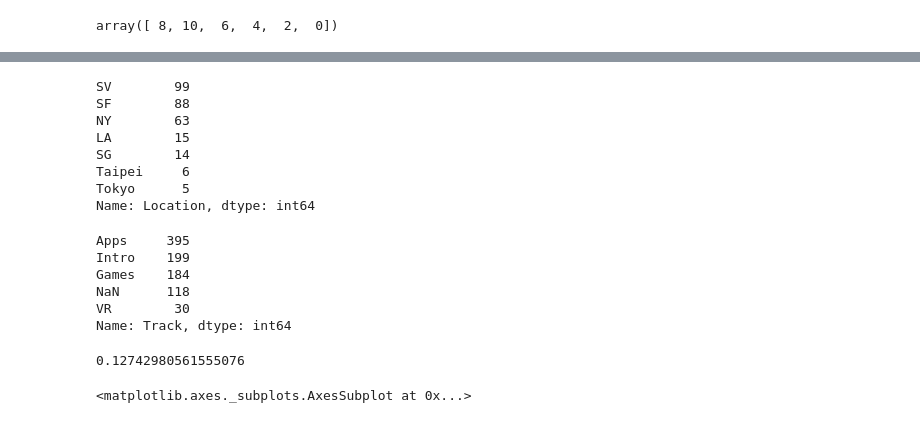
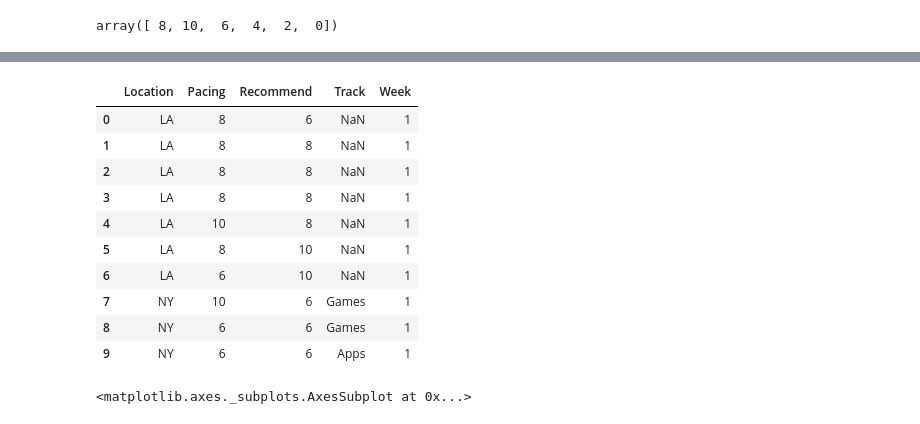
Before and after one commit to Sukhrobjon/DS-1.1, a Jupyter notebook: summer_academy_NPS/second_data_2016.ipynb, the cells around one changed output, grey strips where cells are left out. Saved outputs shown, nothing was run; the diff lists cells and outputs as text; code cells hidden in the pictures.

```diff
--- a/summer_academy_NPS/second_data_2016.ipynb
+++ b/summer_academy_NPS/second_data_2016.ipynb
@@ -338,12 +246,0 @@ Name: Pacing, dtype: int64
-# %%
-# df[(df['Location']) & (df['Pacing'] > 7)].value_counts().plot(kind='bar')
-df[df['Pacing'] >= 8]["Location"].value_counts()
-# %% [output]
-SV        99
-SF        88
-NY        63
-LA        15
-SG        14
-Taipei     6
-Tokyo      5
-Name: Location, dtype: int64
@@ -353,13 +246,0 @@ Name: Location, dtype: int64
-# %%
-(df["Track"]).value_counts(dropna=False)
-# %% [output]
-Apps     395
-Intro    199
-Games    184
-NaN      118
-VR        30
-Name: Track, dtype: int64
-# %%
-118/len(df['Track'])
-# %% [output]
-0.12742980561555076
@@ -368,3 +247,17 @@ Name: Track, dtype: int64
+# %%
+final_2016.head(10)
+# %% [output]
+|  | Location | Pacing | Recommend | Track | Week |
+| 0 | LA | 8 | 6 | NaN | 1 |
+| 1 | LA | 8 | 8 | NaN | 1 |
+| 2 | LA | 8 | 8 | NaN | 1 |
+| 3 | LA | 8 | 8 | NaN | 1 |
+| 4 | LA | 10 | 8 | NaN | 1 |
+| 5 | LA | 8 | 10 | NaN | 1 |
+| 6 | LA | 6 | 10 | NaN | 1 |
+| 7 | NY | 10 | 6 | Games | 1 |
+| 8 | NY | 6 | 6 | Games | 1 |
+| 9 | NY | 6 | 6 | Apps | 1 |
 # %%
 # Location Represention in terms of the number of submitted data
 df['Location'].value_counts().plot(kind='bar')
```
Also changed, not shown: parts of 40 cells of this notebook, 2 other files.
